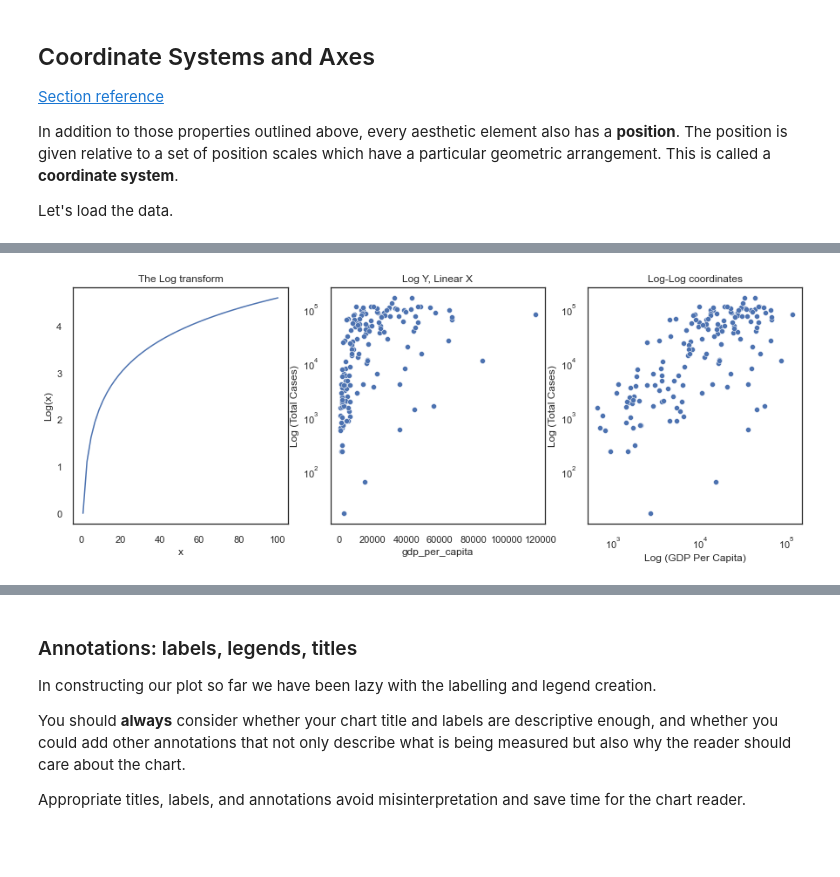
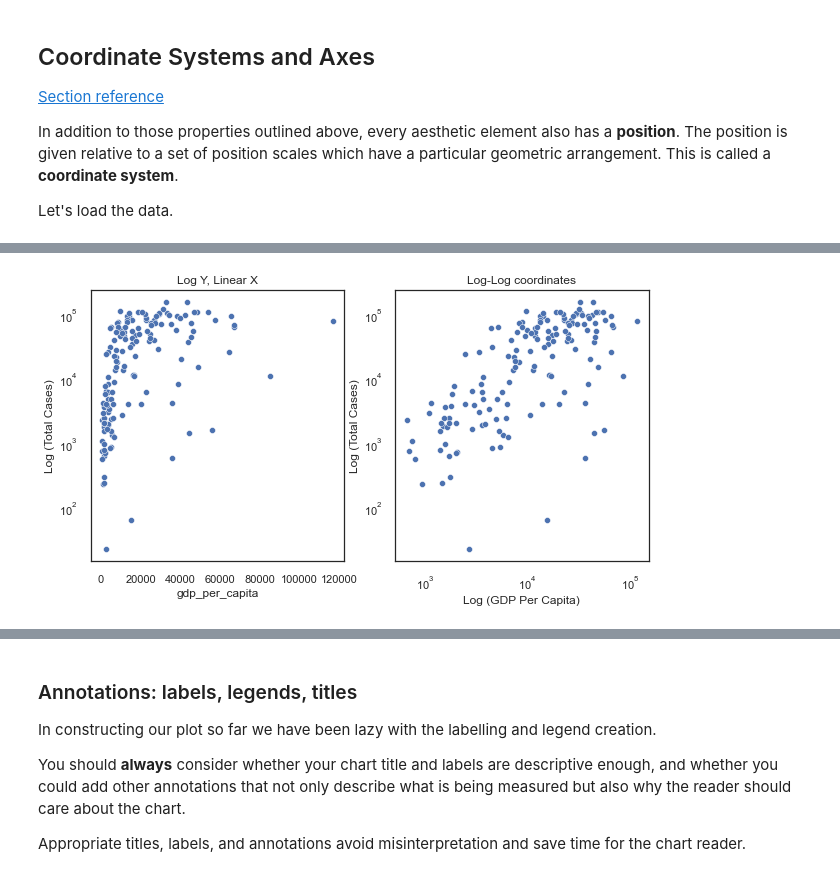
Before and after one commit to alan-turing-institute/rds-course, a Jupyter notebook: coursebook/modules/m3/scripts/mod3.2.ipynb, the cells around one changed output, grey strips where cells are left out. Saved outputs shown, nothing was run; the diff lists cells and outputs as text; code cells hidden in the pictures; blank space fills up the shorter version.

```diff
--- a/coursebook/modules/m3/scripts/mod3.2.ipynb
+++ b/coursebook/modules/m3/scripts/mod3.2.ipynb
@@ -206,39 +247,29 @@ The right-most figure plots our data in log-log coordinates. This seems to be th
 # %%
-f, axes = plt.subplots(1,3, figsize =(15,5))
+f, axes = plt.subplots(1,2, figsize =(10,5))
 
+def loglog(ax, xscale = 'log', yscale='log', ylab='Log (Total Cases)', xlab = 'Log (GDP Per Capita)'):
+    ax.set_yscale(yscale)
+    ax.set_xscale(xscale)
+    ax.set_ylabel(ylab)
+    ax.set_xlabel(xlab)
 
-# understanding the log transform.
-x = np.linspace(1,100)
-y = np.log(x)
-sns.lineplot(x=x, y=y, ax=axes[0])
-axes[0].set_xlabel('x')
-axes[0].set_ylabel('Log(x)')
-axes[0].set_title('The Log transform')
 
 
 # log y-axes
-sns.scatterplot(data=df_totals, x = 'gdp_per_capita', y = 'total_cases_per_million', ax=axes[1])
-axes[1].set_yscale('log')
-axes[1].set_title('Log Y, Linear X')
-axes[1].set_ylabel('Log (Total Cases)')
+sns.scatterplot(data=df_totals, x = 'gdp_per_capita', y = 'total_cases_per_million', ax=axes[0])
+axes[0].set_yscale('log')
+axes[0].set_title('Log Y, Linear X')
+axes[0].set_ylabel('Log (Total Cases)')
 
 # log x-axes and log y-axes
-sns.scatterplot(data=df_totals, x = 'gdp_per_capita', y = 'total_cases_per_million', ax=axes[2])
-axes[2].set_yscale('log')
-axes[2].set_xscale('log')
-axes[2].set_title('Log-Log coordinates')
-axes[2].set_ylabel('Log (Total Cases)')
-axes[2].set_xlabel('Log (GDP Per Capita)')
+sns.scatterplot(data=df_totals, x = 'gdp_per_capita', y = 'total_cases_per_million', ax=axes[1])
+loglog(axes[1])
+axes[1].set_title('Log-Log coordinates')
+
 
 plt.show()
 
 
-# Next is time series.
-# cases - linear
-# cases - log
-
-# cases - normalised. Can you do this via seaborn>?
-
-# cases - polar coordinates
+# log transform in margin with note.
 # %% [output]
-[figure, old version]
+[figure, new version]
```
Also changed, not shown: parts of 29 cells of this notebook, 1 other file.
